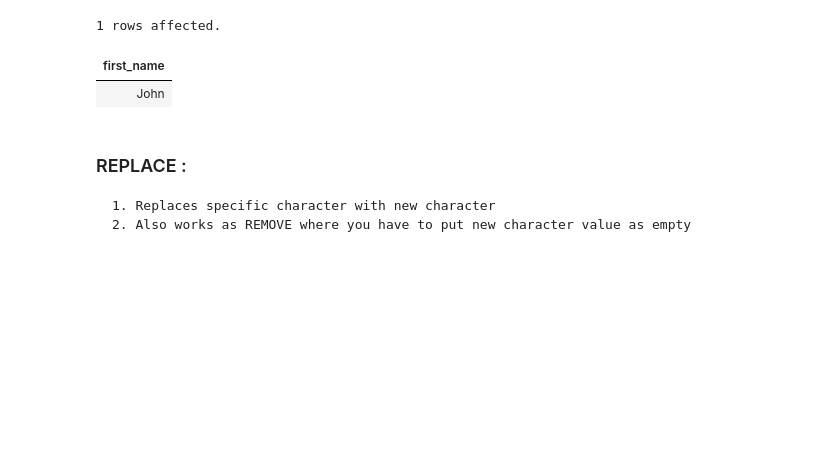
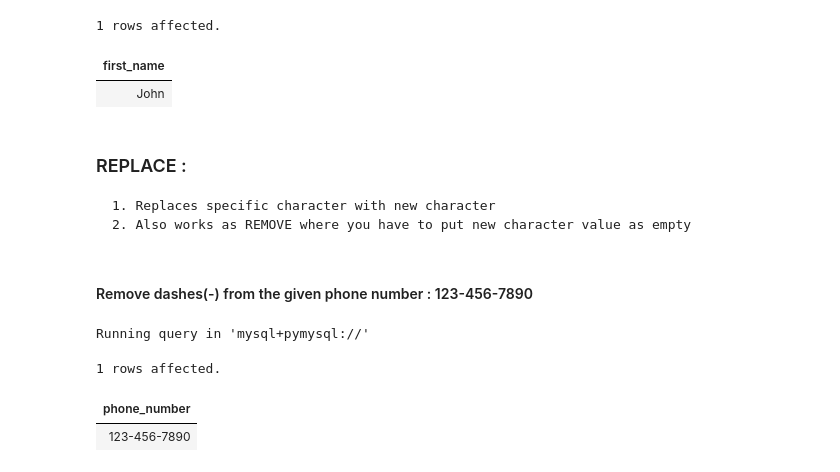
Before and after one commit to the-naman/Learn, a Jupyter notebook: SQL/SQL by Barra/My Notes/06. I - Row-Level Functions.ipynb, the cells around one changed output. Saved outputs shown, nothing was run; the diff lists cells and outputs as text; code cells hidden in the pictures; blank space fills up the shorter version.

````diff
--- a/SQL/SQL by Barra/My Notes/06. I - Row-Level Functions.ipynb
+++ b/SQL/SQL by Barra/My Notes/06. I - Row-Level Functions.ipynb
@@ -156,3 +156,13 @@ Running query in 'mysql+pymysql://'
 1. Replaces specific character with new character
 2. Also works as REMOVE where you have to put new character value as empty
 ```
+# %% [markdown]
+#### Remove dashes(-) from the given phone number : 123-456-7890
+# %%
+%%sql
+select '123-456-7890' as phone_number;
+# %% [output]
+Running query in 'mysql+pymysql://'
+1 rows affected.
+| phone_number |
+| 123-456-7890 |
````
